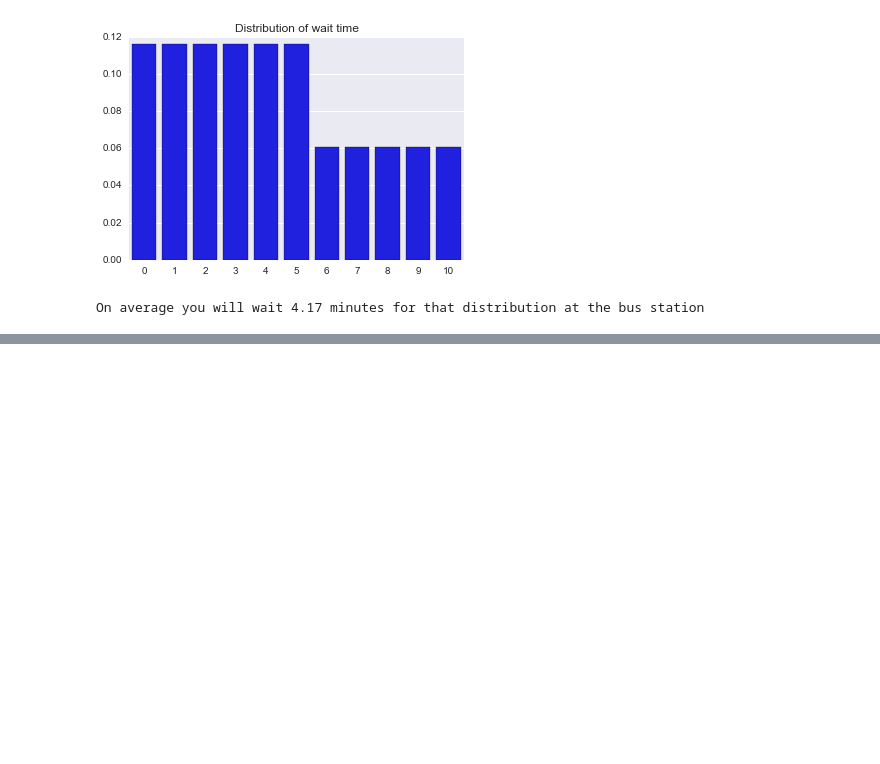
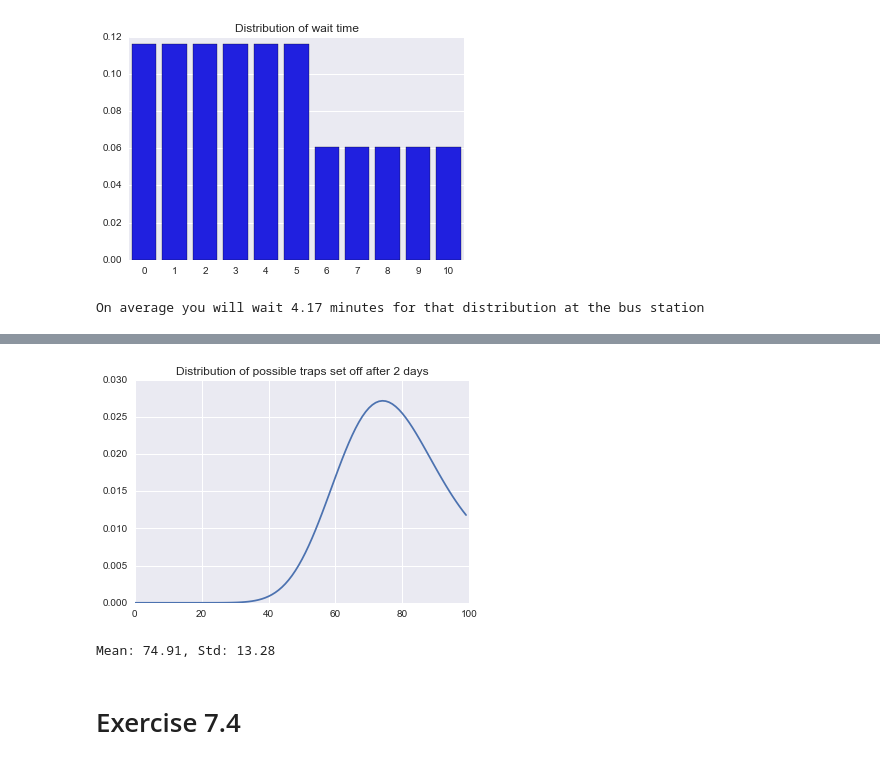
Before and after one commit to atremblay/ThinkBayes2, a Jupyter notebook: Chapter 7 - Exercices.ipynb, the cells around one changed output, grey strips where cells are left out. Drawn from its saved outputs; the diff is of its cells as text; code cells hidden in the pictures; blank space fills up the shorter version.

```diff
--- a/Chapter 7 - Exercices.ipynb
+++ b/Chapter 7 - Exercices.ipynb
@@ -65,0 +166,22 @@ On average you will wait 4.17 minutes for that distribution at the bus station
+# %%
+def PosteriorK(suite, high=100):
+    metapmf = Pmf()
+    for lam, prob in suite.Items():
+        poisson = MakePoissonPmf(2*lam, high)
+        metapmf.Set(poisson, prob)
+    return MakeMixture(metapmf)
+# %%
+post = PosteriorK(trap, 100)
+# %%
+K = np.arange(0,100)
+y = np.array([post.Prob(k) for k in K])
+plt.plot(K, y)
+_=plt.title("Distribution of possible traps set off after 2 days")
+# %% [output]
+[figure, added]
+# %%
+print("Mean: {:.2f}, Std: {:.2f}".format(post.Mean(), post.Std()))
+# %% [output]
+Mean: 74.91, Std: 13.28
+# %% [markdown]
+# Exercise 7.4
```
Also changed, not shown: parts of 25 cells of this notebook.
